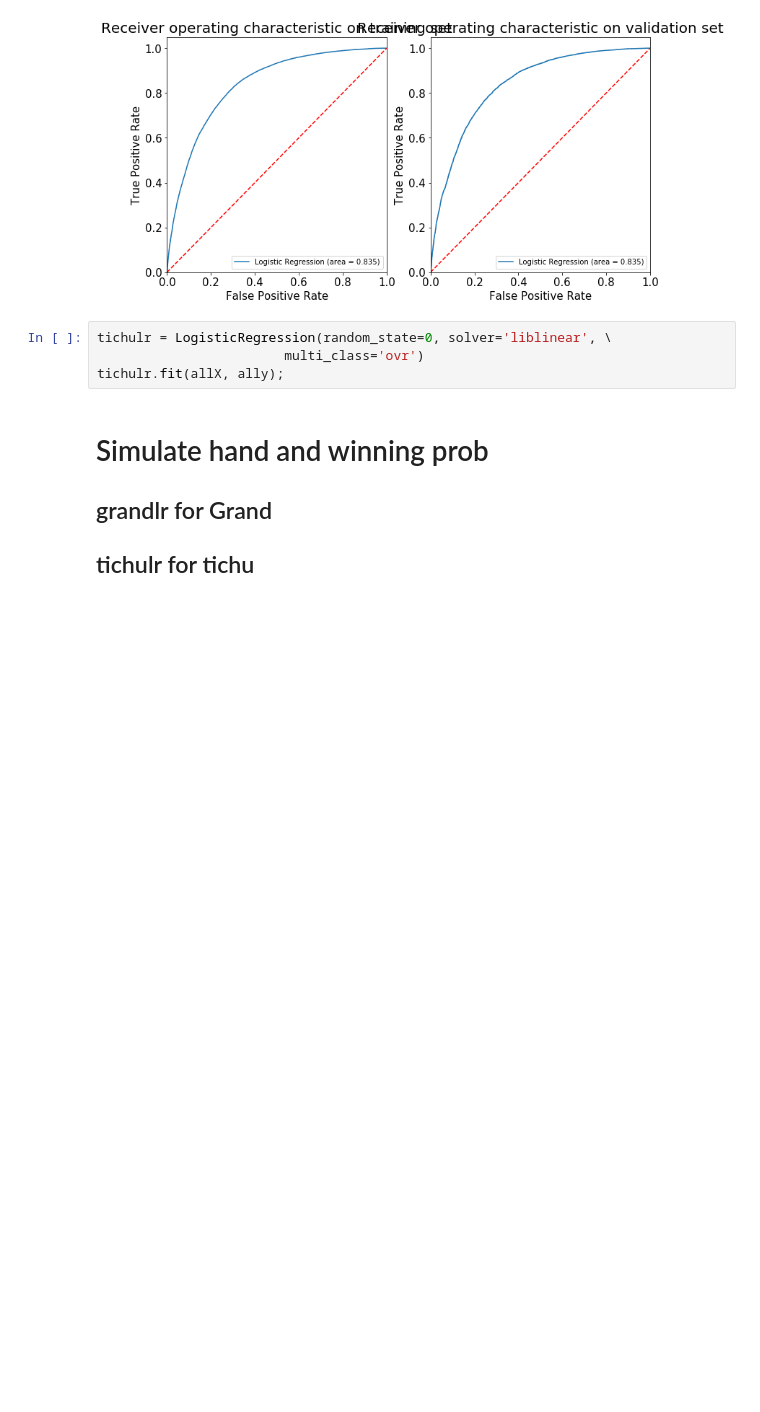
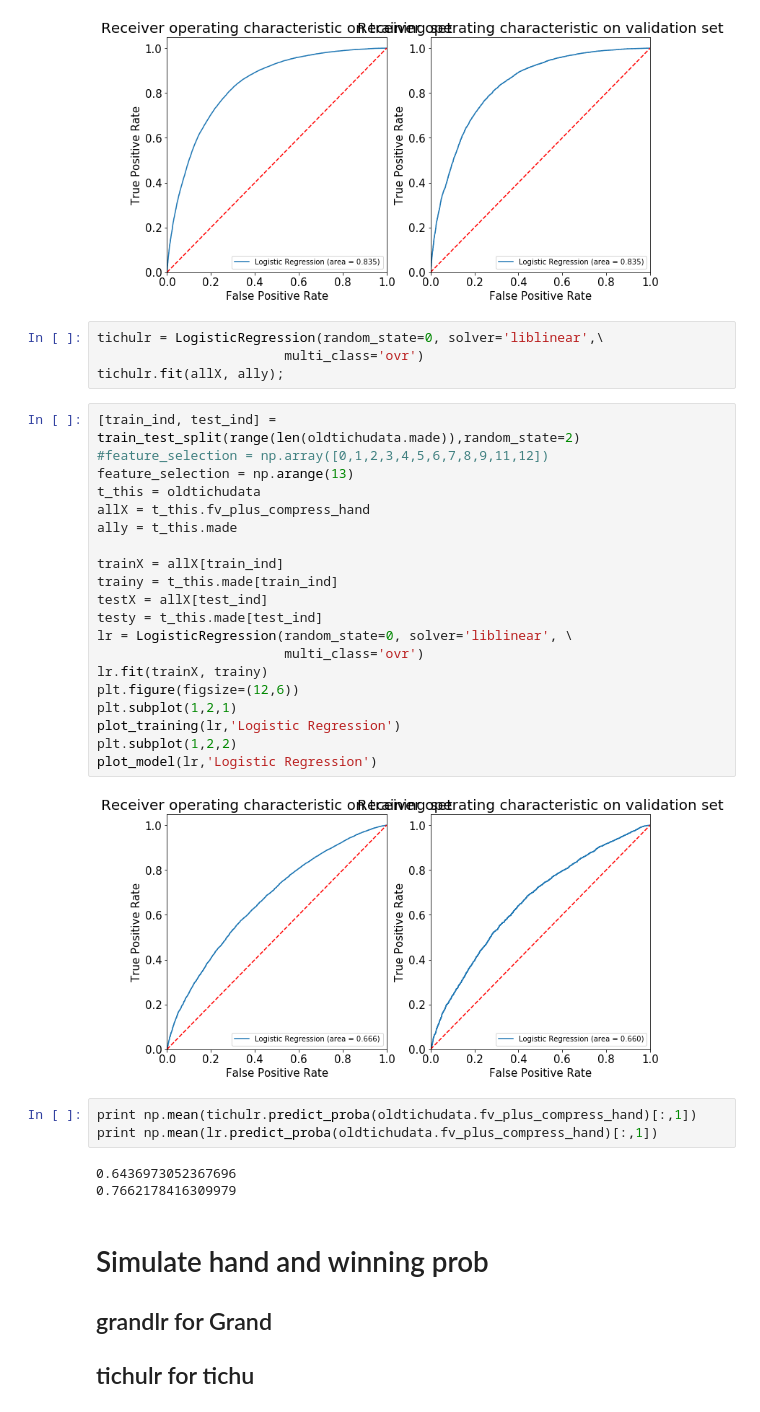
Before and after one commit to hungiyang/Project_Tichu, a Jupyter notebook: hand_feature_detection_tichu.ipynb, the cells around one changed output. Cells and saved outputs as stored; diff of their text form; blank space fills up the shorter version.

```diff
--- a/hand_feature_detection_tichu.ipynb
+++ b/hand_feature_detection_tichu.ipynb
@@ -641,9 +686,37 @@ plot_model(lr,'Logistic Regression')
 # %% [output]
 [figure]
 # %%
-tichulr = LogisticRegression(random_state=0, solver='liblinear', \
+tichulr = LogisticRegression(random_state=0, solver='liblinear',\
                         multi_class='ovr')
 tichulr.fit(allX, ally);
+# %%
+[train_ind, test_ind] = train_test_split(range(len(oldtichudata.made)),random_state=2)
+#feature_selection = np.array([0,1,2,3,4,5,6,7,8,9,11,12])
+feature_selection = np.arange(13)
+t_this = oldtichudata
+allX = t_this.fv_plus_compress_hand
+ally = t_this.made
+
+trainX = allX[train_ind]
+trainy = t_this.made[train_ind]
+testX = allX[test_ind]
+testy = t_this.made[test_ind]
+lr = LogisticRegression(random_state=0, solver='liblinear', \
+                        multi_class='ovr')
+lr.fit(trainX, trainy)
+plt.figure(figsize=(12,6))
+plt.subplot(1,2,1)
+plot_training(lr,'Logistic Regression')
+plt.subplot(1,2,2)
+plot_model(lr,'Logistic Regression')
+# %% [output]
+[figure, added]
+# %%
+print np.mean(tichulr.predict_proba(oldtichudata.fv_plus_compress_hand)[:,1])
+print np.mean(lr.predict_proba(oldtichudata.fv_plus_compress_hand)[:,1])
+# %% [output]
+0.6436973052367696
+0.7662178416309979
 # %% [markdown]
 # Simulate hand and winning prob
 ## grandlr for Grand
```
Also changed, not shown: parts of 47 cells of this notebook, 1 other file.
